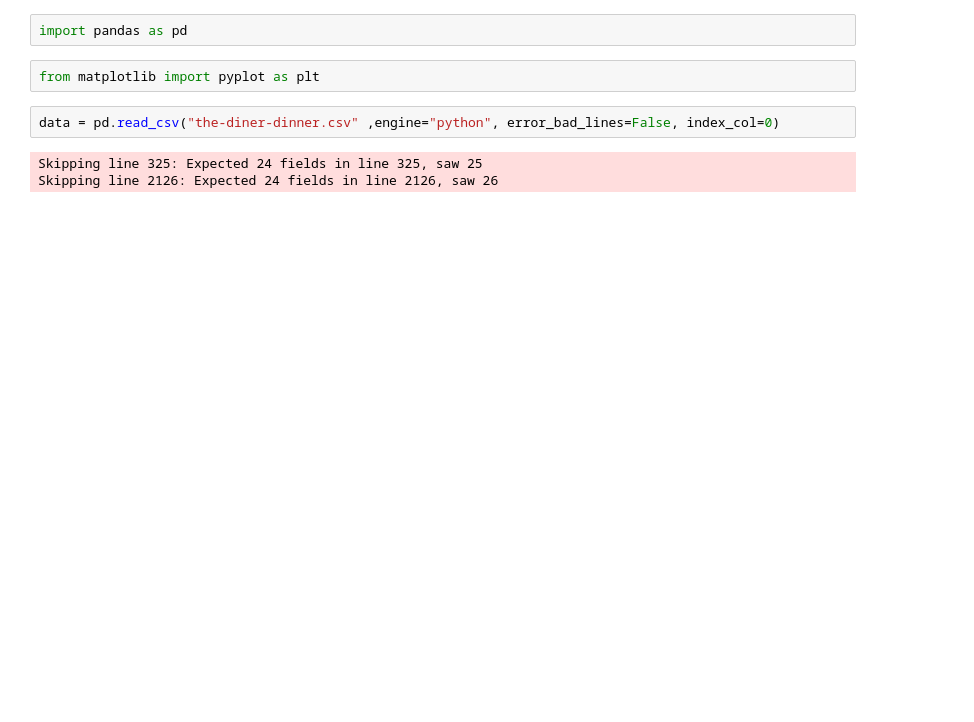
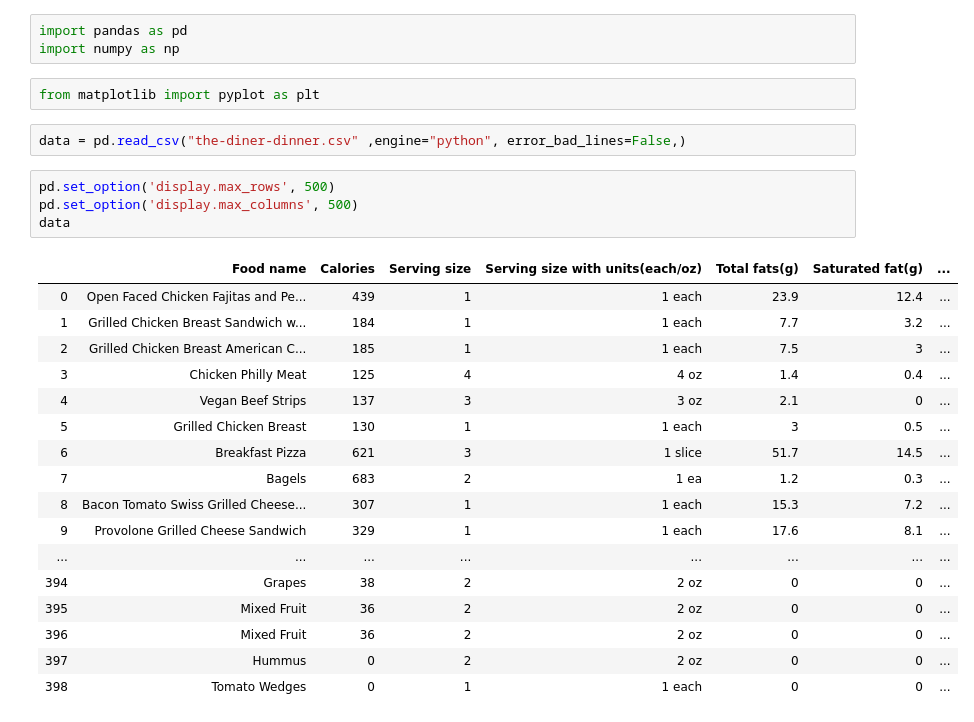
Before and after one commit to Suhas-Venkatesan/my-diner-food, a Jupyter notebook: Nutritional analysis of UMD Diner Food.ipynb, the cells around one changed output. Saved outputs shown, nothing was run; the diff lists cells and outputs as text; blank space fills up the shorter version.

```diff
--- a/Nutritional analysis of UMD Diner Food.ipynb
+++ b/Nutritional analysis of UMD Diner Food.ipynb
@@ -1,10 +1,30 @@
 # %%
 import pandas as pd
+import numpy as np
 # %%
 from matplotlib import pyplot as plt
 # %%
-data = pd.read_csv("the-diner-dinner.csv" ,engine="python", error_bad_lines=False, index_col=0)
+data = pd.read_csv("the-diner-dinner.csv" ,engine="python", error_bad_lines=False,)
-# %% [output]
-Skipping line 325: Expected 24 fields in line 325, saw 25
-Skipping line 2126: Expected 24 fields in line 2126, saw 26
+# %%
+pd.set_option('display.max_rows', 500)
+pd.set_option('display.max_columns', 500)
+data
+# %% [output]
+|  | Food name | Calories | Serving size | Serving size with units(each/oz) | Total fats(g) | Saturated fat(g) | ... |
+| 0 | Open Faced Chicken Fajitas and Pe... | 439 | 1 | 1 each | 23.9 | 12.4 | ... |
+| 1 | Grilled Chicken Breast Sandwich w... | 184 | 1 | 1 each | 7.7 | 3.2 | ... |
+| 2 | Grilled Chicken Breast American C... | 185 | 1 | 1 each | 7.5 | 3 | ... |
+| 3 | Chicken Philly Meat | 125 | 4 | 4 oz | 1.4 | 0.4 | ... |
+| 4 | Vegan Beef Strips | 137 | 3 | 3 oz | 2.1 | 0 | ... |
+| 5 | Grilled Chicken Breast | 130 | 1 | 1 each | 3 | 0.5 | ... |
+| 6 | Breakfast Pizza | 621 | 3 | 1 slice | 51.7 | 14.5 | ... |
+| 7 | Bagels | 683 | 2 | 1 ea | 1.2 | 0.3 | ... |
+| 8 | Bacon Tomato Swiss Grilled Cheese... | 307 | 1 | 1 each | 15.3 | 7.2 | ... |
+| 9 | Provolone Grilled Cheese Sandwich | 329 | 1 | 1 each | 17.6 | 8.1 | ... |
+| ... | ... | ... | ... | ... | ... | ... | ... |
+| 394 | Grapes | 38 | 2 | 2 oz | 0 | 0 | ... |
+| 395 | Mixed Fruit | 36 | 2 | 2 oz | 0 | 0 | ... |
+| 396 | Mixed Fruit | 36 | 2 | 2 oz | 0 | 0 | ... |
+| 397 | Hummus | 0 | 2 | 2 oz | 0 | 0 | ... |
+| 398 | Tomato Wedges | 0 | 1 | 1 each | 0 | 0 | ... |
 # %%
```
Also changed, not shown: parts of 7 cells of this notebook, 1 other file.
